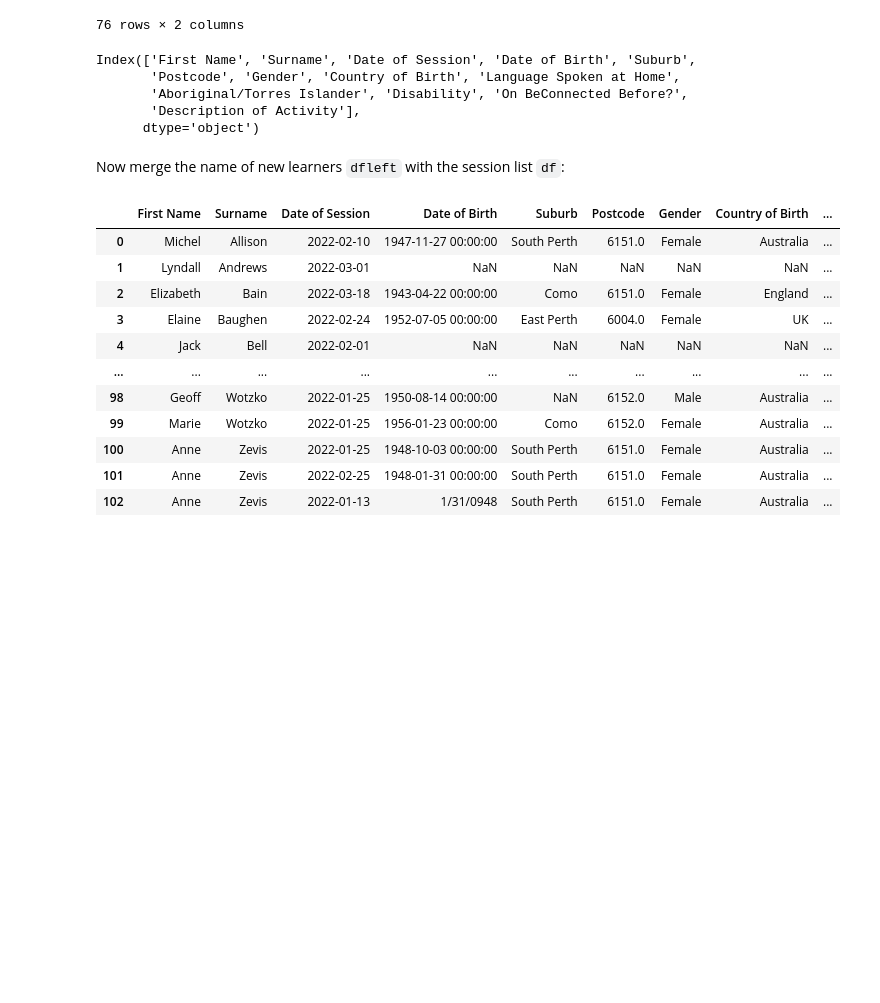
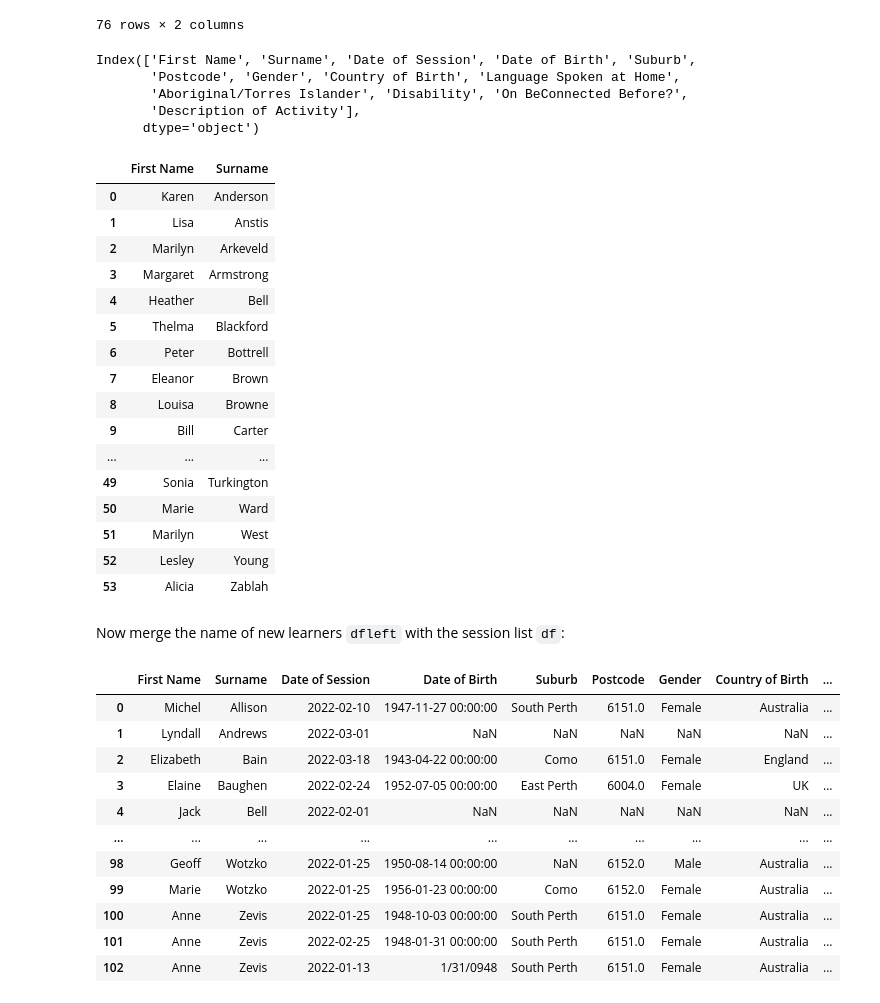
Before and after one commit to splconline/splc-scripts, a Jupyter notebook: beconnected/Count.ipynb, the cells around one changed output. Drawn from its saved outputs; the diff is of its cells as text; code cells hidden in the pictures; blank space fills up the shorter version.

```diff
--- a/beconnected/Count.ipynb
+++ b/beconnected/Count.ipynb
@@ -291,6 +268,26 @@ dfovrlp=dfovrlp.drop(columns=['Date of Session', 'Date of Birth', 'Suburb',
        'Postcode', 'Gender', 'Country of Birth', 'Language Spoken at Home',
        'Aboriginal/Torres Islander', 'Disability', 'On BeConnected Before?',
        'Description of Activity'])
+# %%
+dfovrlp
+# %% [output]
+|  | First Name | Surname |
+| 0 | Karen | Anderson |
+| 1 | Lisa | Anstis |
+| 2 | Marilyn | Arkeveld |
+| 3 | Margaret | Armstrong |
+| 4 | Heather | Bell |
+| 5 | Thelma | Blackford |
+| 6 | Peter | Bottrell |
+| 7 | Eleanor | Brown |
+| 8 | Louisa | Browne |
+| 9 | Bill | Carter |
+| ... | ... | ... |
+| 49 | Sonia | Turkington |
+| 50 | Marie | Ward |
+| 51 | Marilyn | West |
+| 52 | Lesley | Young |
+| 53 | Alicia | Zablah |
 # %% [markdown]
 Now merge the name of new learners `dfleft` with the session list `df`:
 # %%
```
Also changed, not shown: parts of 17 cells of this notebook.
